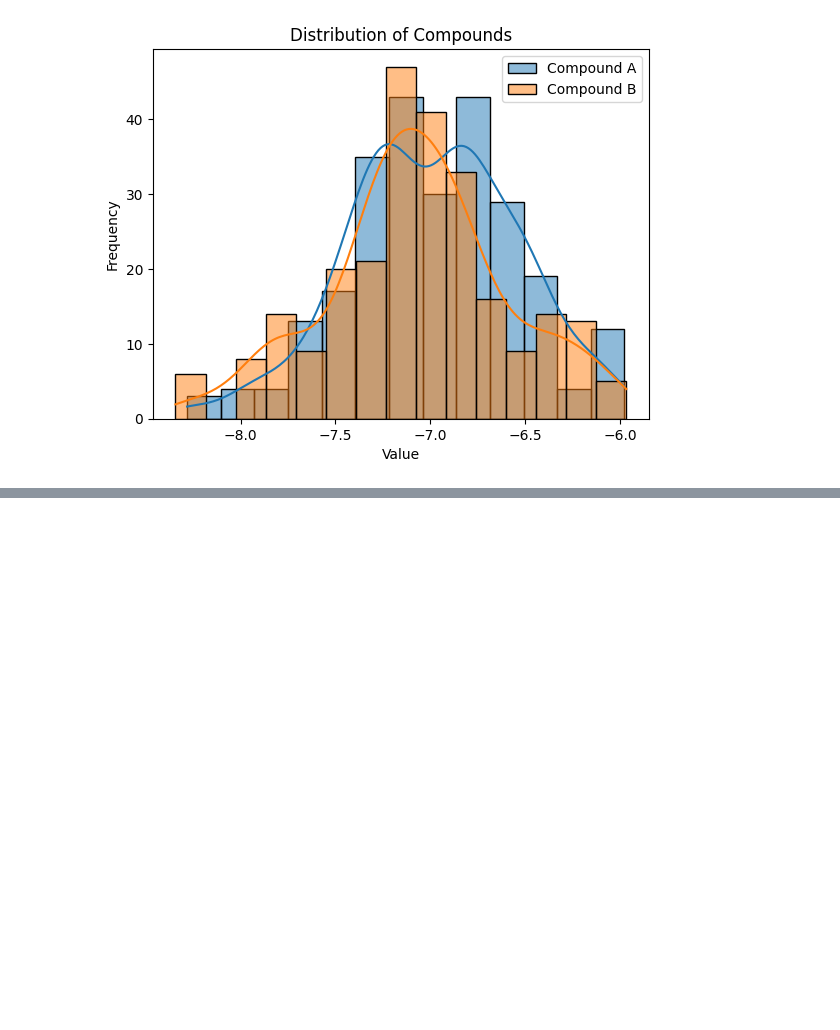
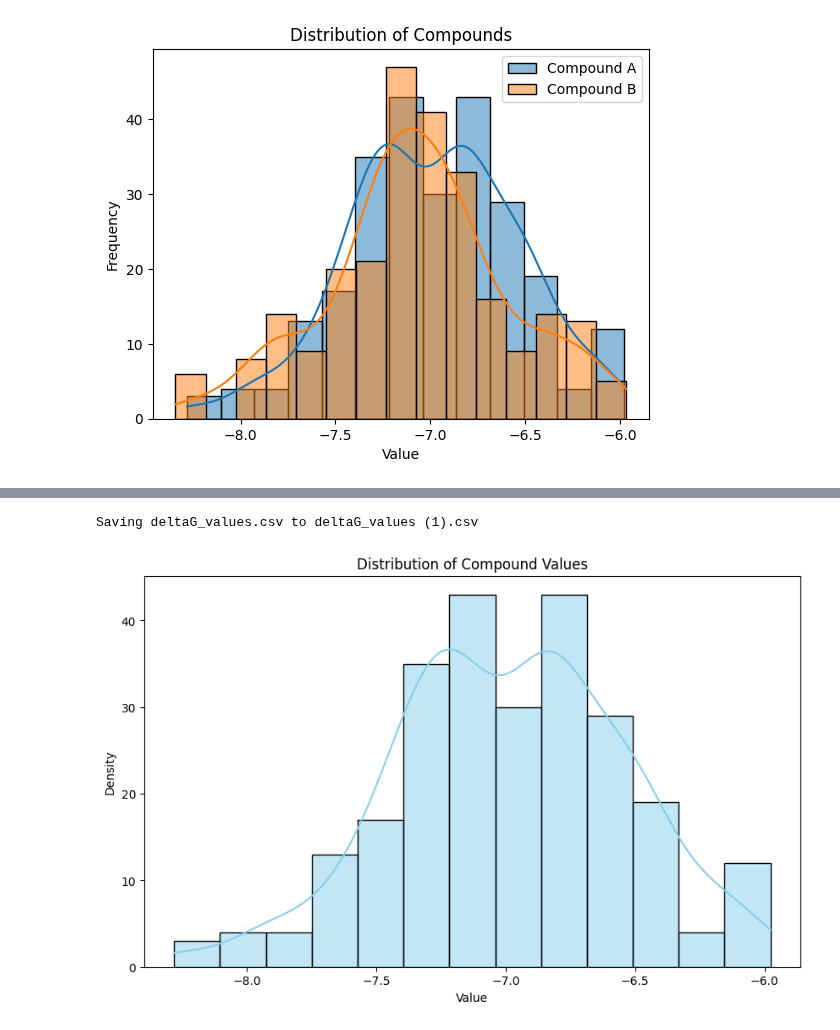
Before and after one commit to drfperez/DeepPurpose, a Jupyter notebook: SwissdockAnalysisOK.ipynb, the cells around one changed output, grey strips where cells are left out. Cells and saved outputs as stored; diff of their text form; code cells hidden in the pictures; blank space fills up the shorter version.

```diff
--- a/SwissdockAnalysisOK.ipynb
+++ b/SwissdockAnalysisOK.ipynb
@@ -623,3 +623,32 @@ plt.show()
 [interactive output not drawn]
 Saving transposed_data (12).csv to transposed_data (12).csv
 [figure]
+# %%
+
+import pandas as pd
+import matplotlib.pyplot as plt
+import seaborn as sns
+from google.colab import files
+
+# Upload CSV file
+uploaded = files.upload()
+
+# Read CSV file into DataFrame
+import io
+df = pd.read_csv(io.BytesIO(uploaded[next(iter(uploaded))]), header=None)
+
+# Transpose DataFrame to have compounds as columns
+df = df.transpose()
+
+# Plot the compound values as a histogram with a density curve
+plt.figure(figsize=(10, 6))
+sns.histplot(df.values.flatten(), kde=True, color='skyblue')
+
+# Set plot title and labels
+plt.title('Distribution of Compound Values')
+plt.xlabel('Value')
+plt.ylabel('Density')
+
+# Show plot
+plt.show()
+# %% [output]
@@ -625,0 +656,2 @@ Saving transposed_data (12).csv to transposed_data (12).csv
+Saving deltaG_values.csv to deltaG_values (1).csv
+[figure, added]
```
Also changed, not shown: parts of 1 cell of this notebook.
